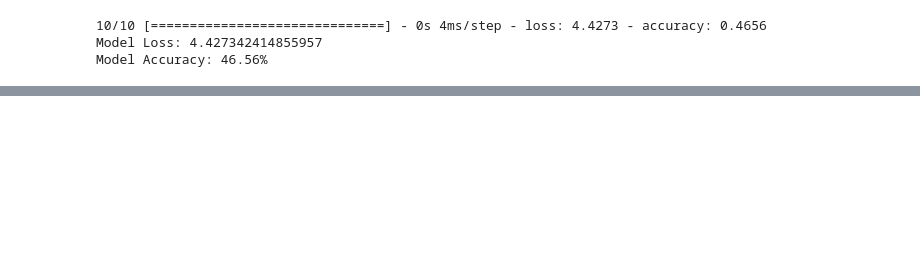
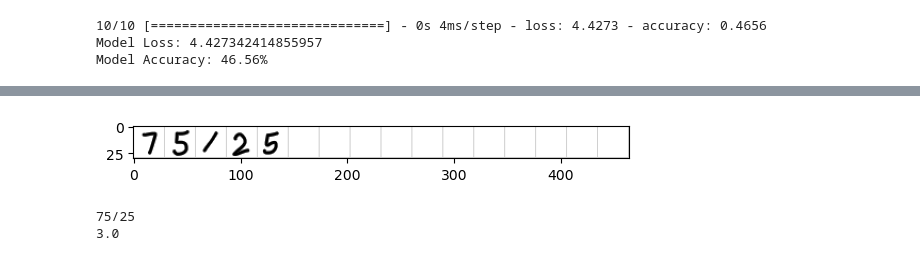
Before and after one commit to JasonFeng365/Group6Project, a Jupyter notebook: ExpressionEvaluator.ipynb, the cells around one changed output, grey strips where cells are left out. Cells and saved outputs as stored; diff of their text form; code cells hidden in the pictures; blank space fills up the shorter version.

```diff
--- a/ExpressionEvaluator.ipynb
+++ b/ExpressionEvaluator.ipynb
@@ -372,0 +418,8 @@ Model Accuracy: 46.56%
+# %%
+expr = parseExpression(path="expression0.png")
+print(expr)
+print(eval(expr))
+# %% [output]
+[figure, added]
+75/25
+3.0
```
Also changed, not shown: parts of 11 cells of this notebook, 10 other files.
